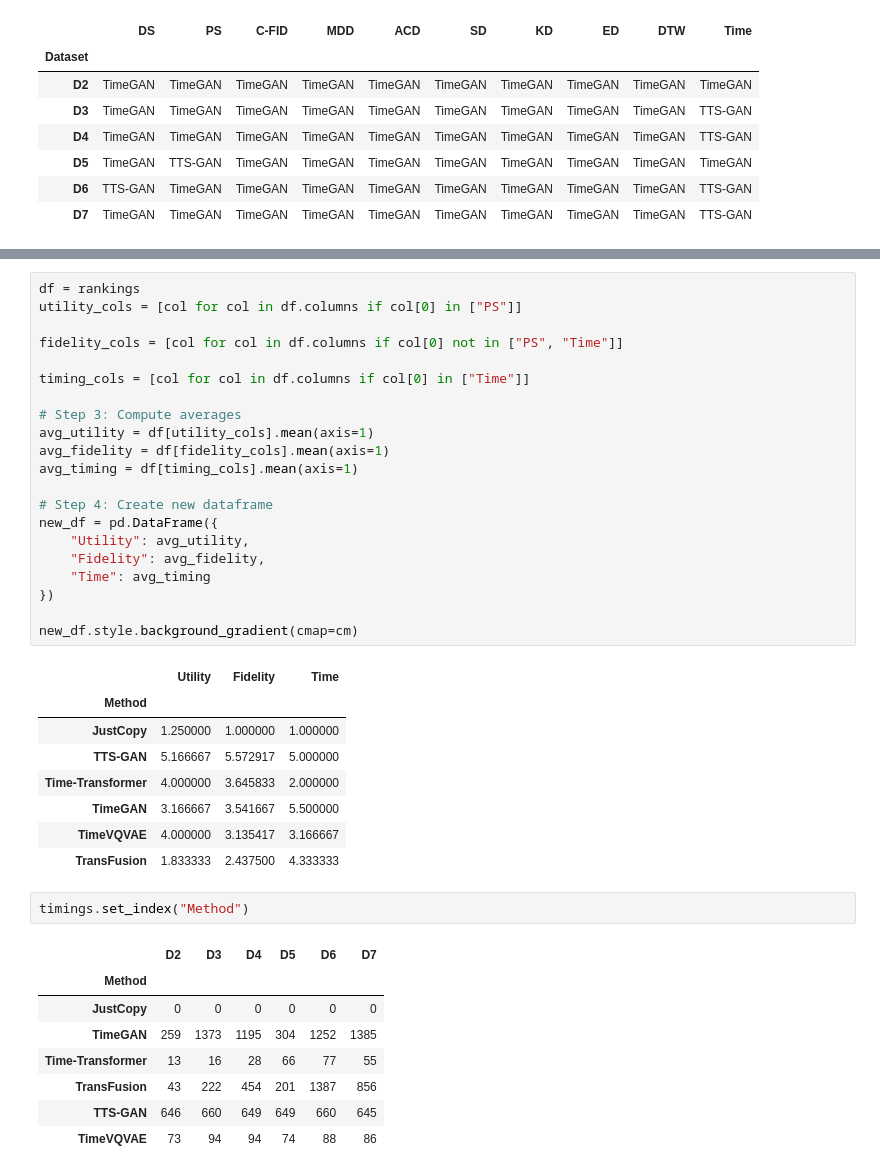
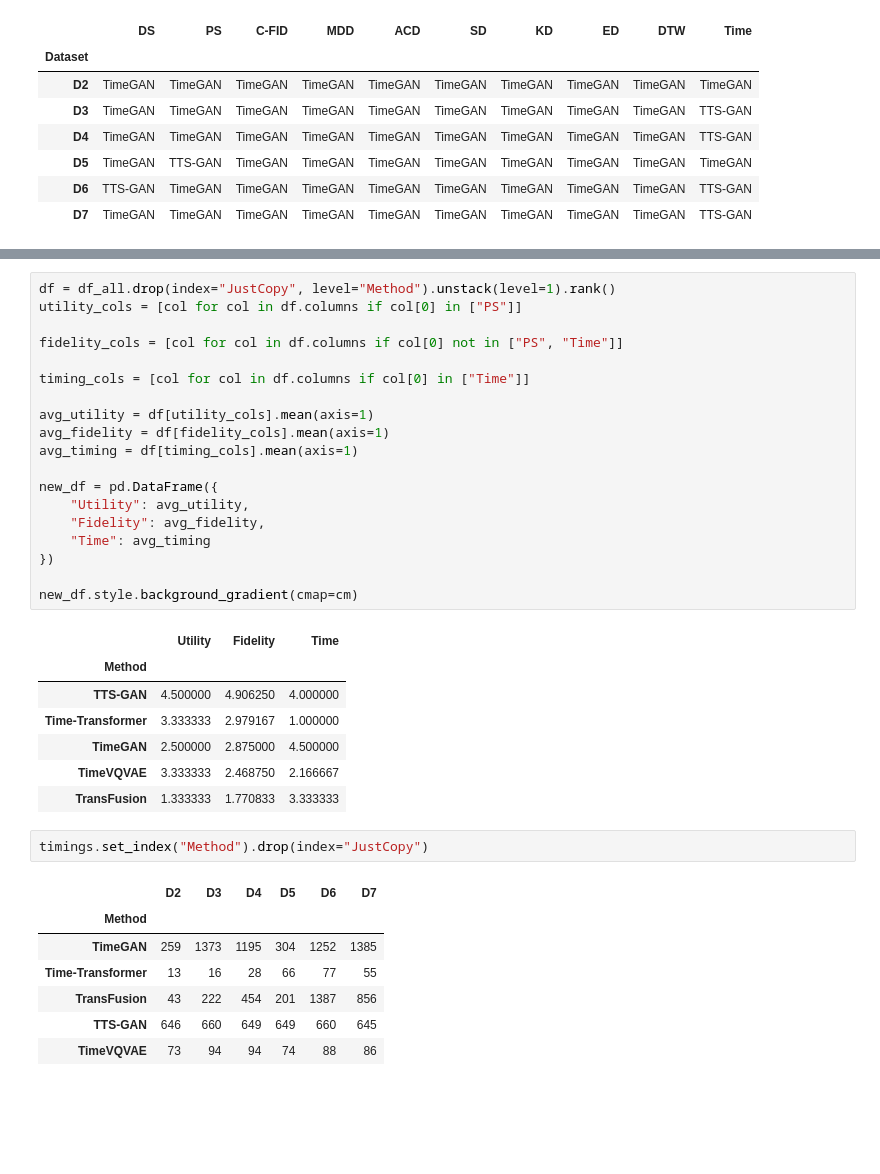
Before and after one commit to istvan-derda/Istvans-TSGBench, a Jupyter notebook: visualizations/visualize_numeric_results.ipynb, the cells around one changed output, grey strips where cells are left out. Saved outputs shown, nothing was run; the diff lists cells and outputs as text; blank space fills up the shorter version.

Commit message:
JustCopy: evaluate

```diff
--- a/visualizations/visualize_numeric_results.ipynb
+++ b/visualizations/visualize_numeric_results.ipynb
@@ -306,39 +320,35 @@ leaderboard(df_all[df_all.index.get_level_values(level=0).isin(["Time-Transforme
 # %%
-df = rankings
+df = df_all.drop(index="JustCopy", level="Method").unstack(level=1).rank()
 utility_cols = [col for col in df.columns if col[0] in ["PS"]]
 
 fidelity_cols = [col for col in df.columns if col[0] not in ["PS", "Time"]]
 
 timing_cols = [col for col in df.columns if col[0] in ["Time"]]
 
-# Step 3: Compute averages
 avg_utility = df[utility_cols].mean(axis=1)
 avg_fidelity = df[fidelity_cols].mean(axis=1)
 avg_timing = df[timing_cols].mean(axis=1)
 
-# Step 4: Create new dataframe
 new_df = pd.DataFrame({
     "Utility": avg_utility,
     "Fidelity": avg_fidelity,
     "Time": avg_timing
 })
 
 new_df.style.background_gradient(cmap=cm)
 # %% [output]
 |  | Utility | Fidelity | Time |
 | Method |  |  |  |
-| JustCopy | 1.250000 | 1.000000 | 1.000000 |
-| TTS-GAN | 5.166667 | 5.572917 | 5.000000 |
-| Time-Transformer | 4.000000 | 3.645833 | 2.000000 |
-| TimeGAN | 3.166667 | 3.541667 | 5.500000 |
-| TimeVQVAE | 4.000000 | 3.135417 | 3.166667 |
-| TransFusion | 1.833333 | 2.437500 | 4.333333 |
+| TTS-GAN | 4.500000 | 4.906250 | 4.000000 |
+| Time-Transformer | 3.333333 | 2.979167 | 1.000000 |
+| TimeGAN | 2.500000 | 2.875000 | 4.500000 |
+| TimeVQVAE | 3.333333 | 2.468750 | 2.166667 |
+| TransFusion | 1.333333 | 1.770833 | 3.333333 |
 # %%
-timings.set_index("Method")
+timings.set_index("Method").drop(index="JustCopy")
 # %% [output]
 |  | D2 | D3 | D4 | D5 | D6 | D7 |
 | Method |  |  |  |  |  |  |
-| JustCopy | 0 | 0 | 0 | 0 | 0 | 0 |
 | TimeGAN | 259 | 1373 | 1195 | 304 | 1252 | 1385 |
 | Time-Transformer | 13 | 16 | 28 | 66 | 77 | 55 |
 | TransFusion | 43 | 222 | 454 | 201 | 1387 | 856 |
```
Also changed, not shown: parts of 14 cells of this notebook, 8 other files.
